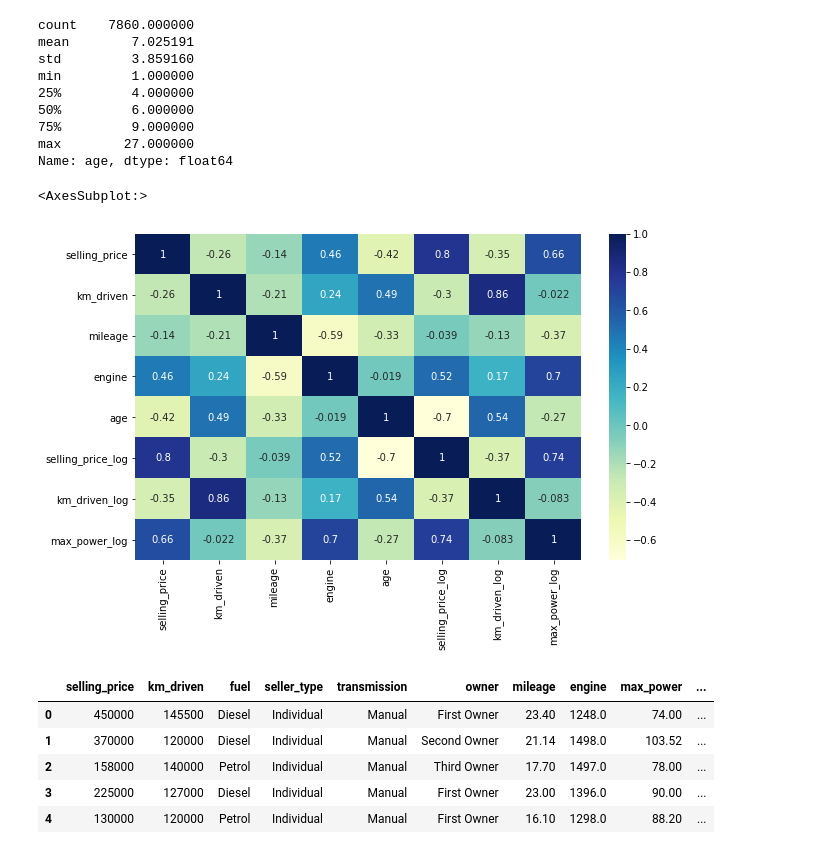
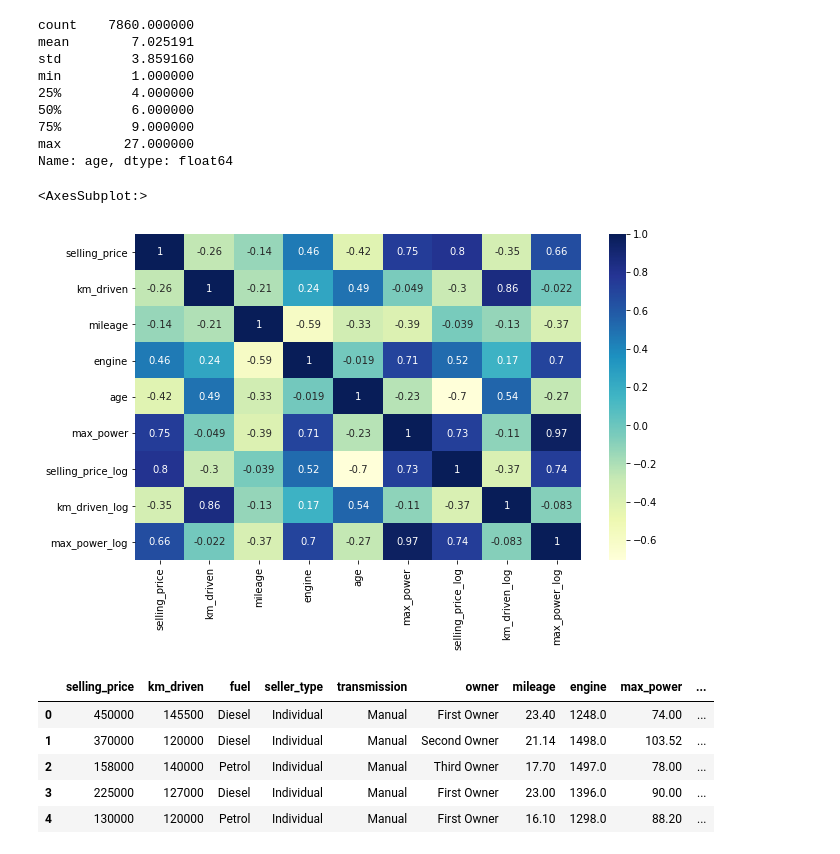
Before and after one commit to govind1107/Car_dekho_Regression-model, a Jupyter notebook: Cardekho.ipynb, the cells around one changed output. Saved outputs shown, nothing was run; the diff lists cells and outputs as text; code cells hidden in the pictures.

```diff
--- a/Cardekho.ipynb
+++ b/Cardekho.ipynb
@@ -832,12 +847,12 @@ min         1.000000
 max        27.000000
 Name: age, dtype: float64
 # %%
-corr_df = df[['selling_price','km_driven','mileage','engine','seats','age','selling_price_log','km_driven_log','max_power_log']].corr(method='pearson')
+corr_df = df[['selling_price','km_driven','mileage','engine','seats','age','max_power','selling_price_log','km_driven_log','max_power_log']].corr(method='pearson')
 fig, ax = plt.subplots(figsize=(10,6))
 sns.heatmap(corr_df, annot=True, cmap="YlGnBu")
 # %% [output]
 <AxesSubplot:>
-[figure, old version]
+[figure, new version]
 # %%
 df_1 = df.drop(columns = ['selling_price_log','km_driven_log','max_power_log'])
 # %%
```
Also changed, not shown: parts of 54 cells of this notebook, 6 other files.
